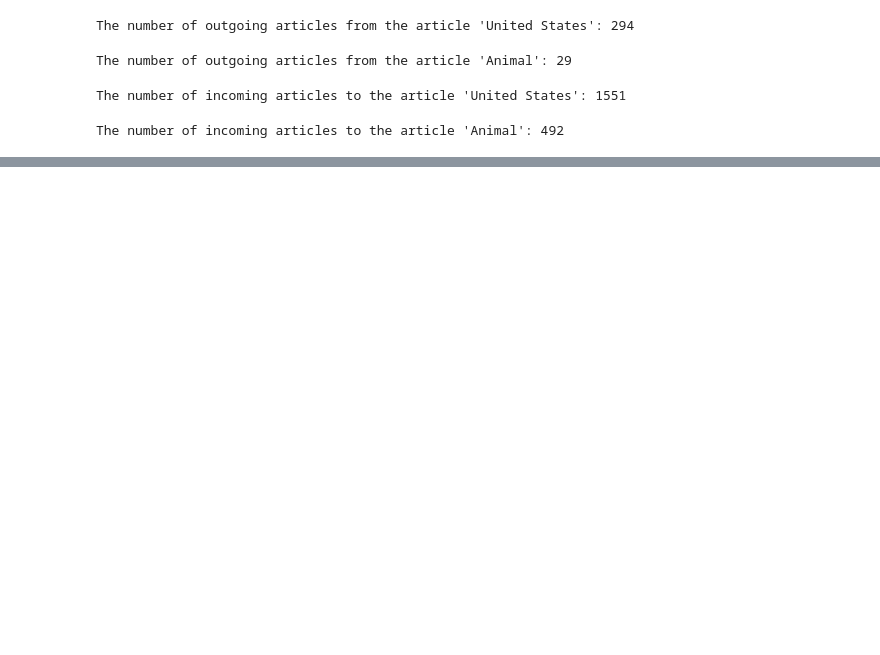
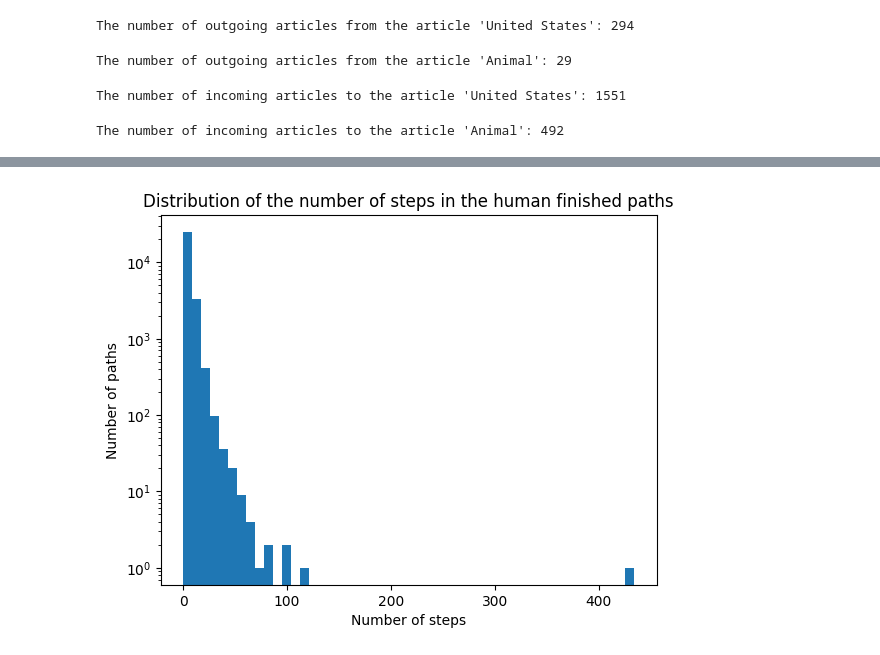
Before and after one commit to epfl-ada/ada-2024-project-adaspeedia, a Jupyter notebook: questions.ipynb, the cells around one changed output, grey strips where cells are left out. Cells and saved outputs as stored; diff of their text form; code cells hidden in the pictures; blank space fills up the shorter version.

Commit message:
adding analysis with memory

```diff
--- a/questions.ipynb
+++ b/questions.ipynb
@@ -528,0 +524,8 @@ The number of incoming articles to the article 'Animal': 492
+# %%
+# load the data data/llm_paths_all_gpt4omini_memory.tsv
+llm_paths_all_gpt4omini_memory = pd.read_csv('data/llm_paths_all_gpt4omini_memory.tsv', sep='\t')
+
+# filter out the rows with 0 steps
+llm_paths_all_gpt4omini_memory = llm_paths_all_gpt4omini_memory[llm_paths_all_gpt4omini_memory['steps'] > 0]
+# describe the data
+llm_paths_all_gpt4omini_memory['steps'].describe()
@@ -528,0 +542,7 @@ The number of incoming articles to the article 'Animal': 492
+# %%
+# load the data data/paths_finished_unique.tsv
+paths_finished = pd.read_csv('E:/../../../../../paths_finished_unique.tsv', sep='\t')
+
+# get the number of steps in the finished paths
+paths_finished['path_length'] = paths_finished['path'].apply(lambda x: len(x.split(';')) - 1)
+paths_finished['path_length'].describe()
@@ -528,0 +559,11 @@ The number of incoming articles to the article 'Animal': 492
+# %%
+# plot the distribution of the number of steps in the finished paths
+llm_paths_all_gpt4omini_memory['path_length'] = llm_paths_all_gpt4omini_memory['path'].apply(lambda x: len(x.split(';')) - 1)
+paths_finished['path_length'].hist(bins=50)
+plt.xlabel('Number of steps')
+plt.ylabel('Number of paths')
+plt.title('Distribution of the number of steps in the human finished paths')
+plt.grid(False)
+plt.yscale('log')
+# %% [output]
+[figure, added]
```
Also changed, not shown: parts of 22 cells of this notebook.
